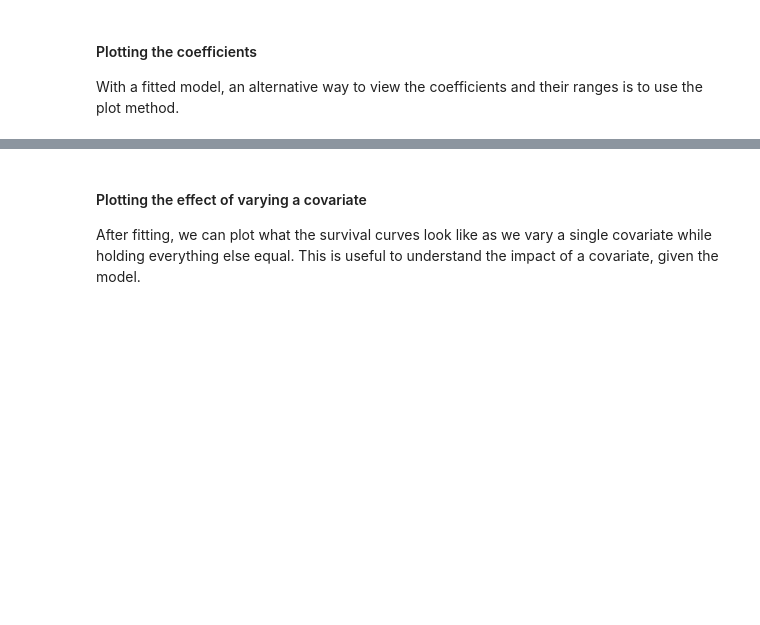
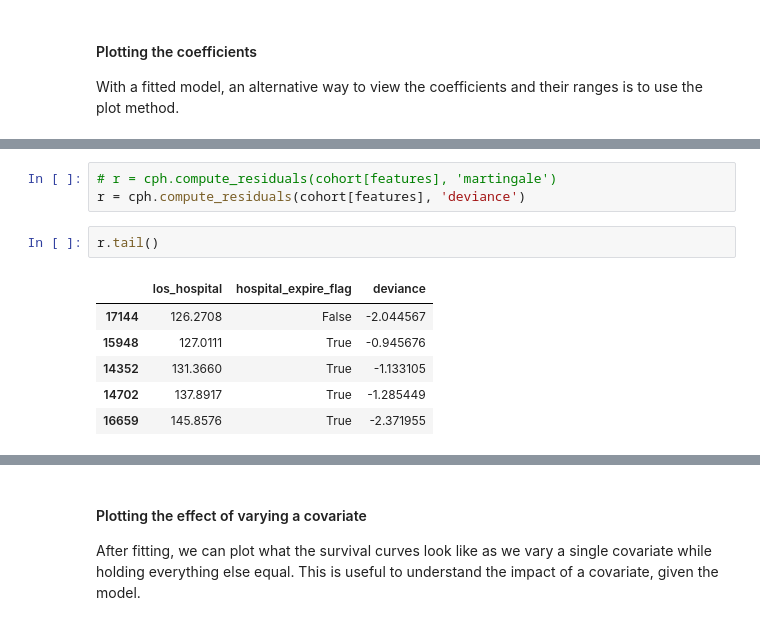
Before and after one commit to bseewald/fairness-ml-health, a Jupyter notebook: notebooks/mimic-iii/transplants/cox_regression.ipynb, the cells around one changed output, grey strips where cells are left out. Drawn from its saved outputs; the diff is of its cells as text; blank space fills up the shorter version.

```diff
--- a/notebooks/mimic-iii/transplants/cox_regression.ipynb
+++ b/notebooks/mimic-iii/transplants/cox_regression.ipynb
@@ -472,0 +450,12 @@ cph.plot(ax=ax[1])
+# %%
+# r = cph.compute_residuals(cohort[features], 'martingale')
+r = cph.compute_residuals(cohort[features], 'deviance')
+# %%
+r.tail()
+# %% [output]
+|  | los_hospital | hospital_expire_flag | deviance |
+| 17144 | 126.2708 | False | -2.044567 |
+| 15948 | 127.0111 | True | -0.945676 |
+| 14352 | 131.3660 | True | -1.133105 |
+| 14702 | 137.8917 | True | -1.285449 |
+| 16659 | 145.8576 | True | -2.371955 |
```
Also changed, not shown: parts of 22 cells of this notebook.
